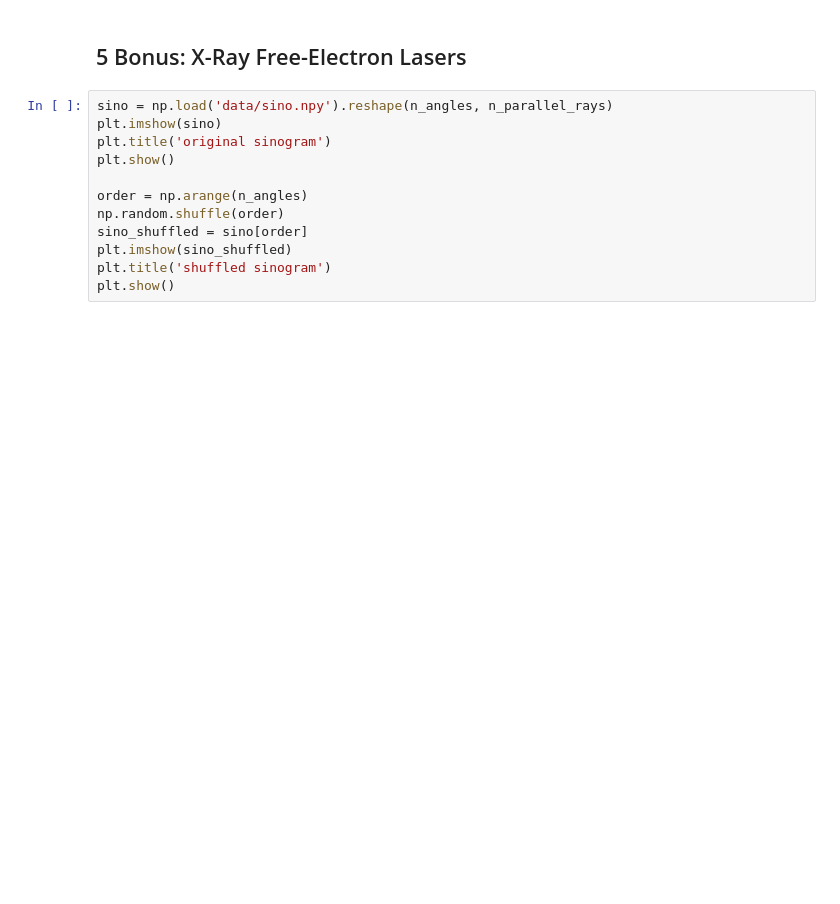
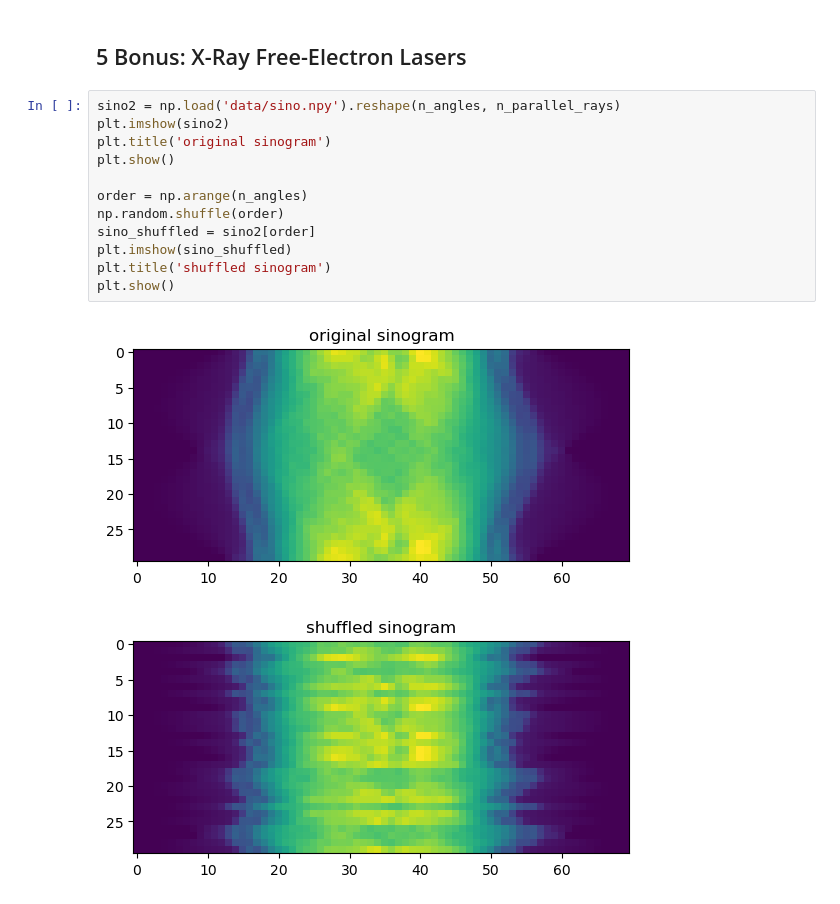
Before and after one commit to mschuemann/mlph_w24, a Jupyter notebook: sheet03/sheet03.ipynb, the cells around one changed output. Saved outputs shown, nothing was run; the diff lists cells and outputs as text; blank space fills up the shorter version.

```diff
--- a/sheet03/sheet03.ipynb
+++ b/sheet03/sheet03.ipynb
@@ -258,14 +276,17 @@ from sklearn.linear_model import Ridge
 # %% [markdown]
 ## 5 Bonus: X-Ray Free-Electron Lasers
 # %%
-sino = np.load('data/sino.npy').reshape(n_angles, n_parallel_rays)
-plt.imshow(sino)
+sino2 = np.load('data/sino.npy').reshape(n_angles, n_parallel_rays)
+plt.imshow(sino2)
 plt.title('original sinogram')
 plt.show()
 
 order = np.arange(n_angles)
 np.random.shuffle(order)
-sino_shuffled = sino[order]
+sino_shuffled = sino2[order]
 plt.imshow(sino_shuffled)
 plt.title('shuffled sinogram')
 plt.show()
+# %% [output]
+[figure, added]
+[figure, added]
```
Also changed, not shown: parts of 15 cells of this notebook.
